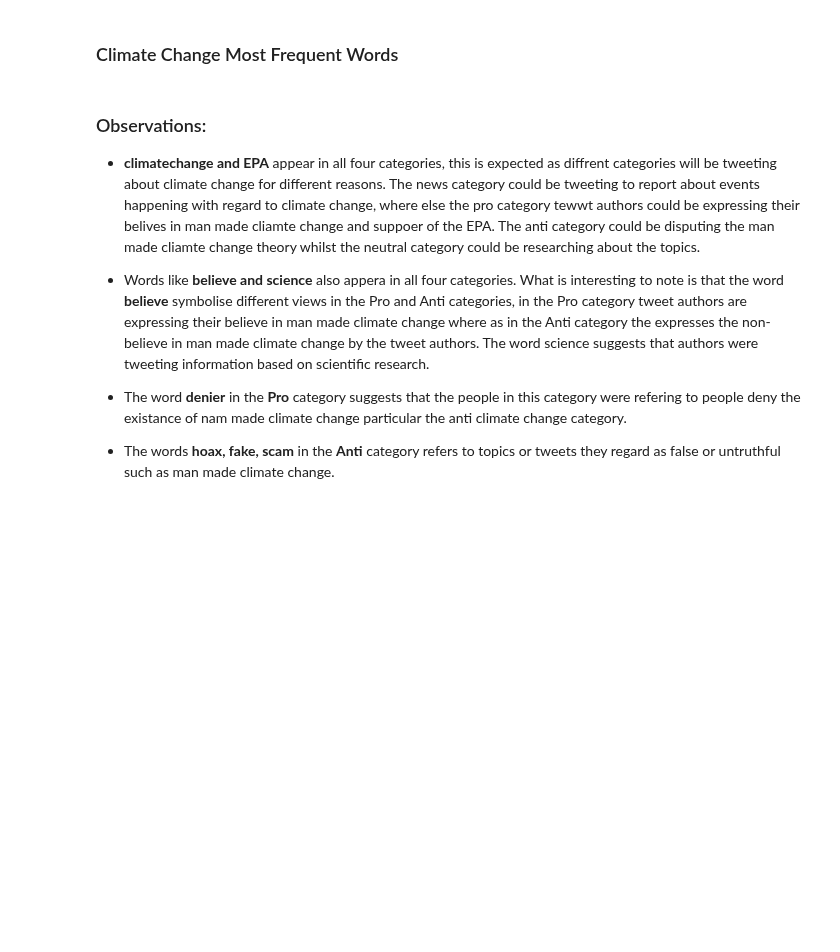
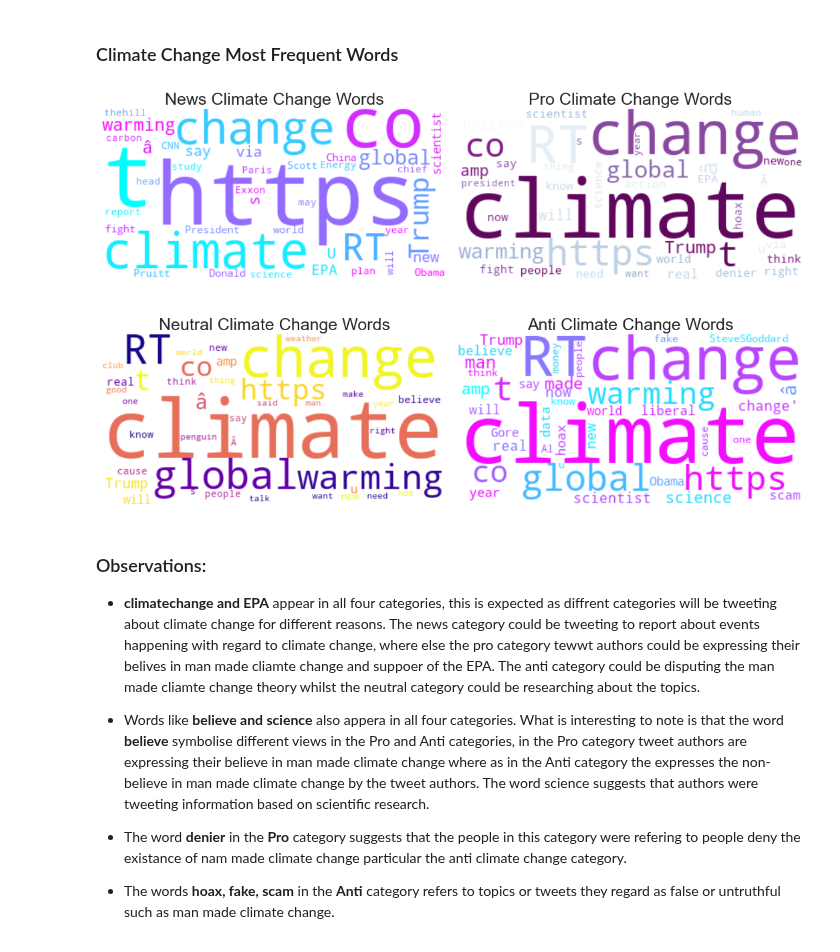
Before and after one commit to ethanmacrae/classification-predict-streamlit-template, a Jupyter notebook: Classification Predict Notebook .ipynb, the cells around one changed output. Saved outputs shown, nothing was run; the diff lists cells and outputs as text; code cells hidden in the pictures; blank space fills up the shorter version.

```diff
--- a/Classification Predict Notebook .ipynb
+++ b/Classification Predict Notebook .ipynb
@@ -470,40 +571,42 @@ plt.tight_layout()
 fig, axes = plt.subplots(2,2, figsize=(15,10))
 
 # News Climate Change Frequent Words
-news_words =' '.join([text for text in df_train['message'][df_train['sentiment'] == 'News']])
+news_words =' '.join([text for text in df_train['message'][df_train['sentiment'] == 2]])
 news_wordcloud = WordCloud(max_words= 40, random_state=21, max_font_size=100,collocations=False,
                            background_color= 'white',colormap="cool_r").generate(news_words)
 axes[0,0].imshow(news_wordcloud, interpolation="bilinear")
 axes[0,0].set_title('News Climate Change Words',fontsize = 25)
 axes[0,0].axis('off')
 
 
 # Pro Climate Change Frequent Words
-pro_words =' '.join([text for text in df_train['message'][df_train['sentiment'] == 'Pro']])
+pro_words =' '.join([text for text in df_train['message'][df_train['sentiment'] == 1]])
 pro_wordcloud = WordCloud(max_words= 40, random_state=100, max_font_size=100,collocations=False,
                           background_color= 'white',colormap="BuPu").generate(pro_words)
 axes[0,1].imshow(pro_wordcloud, interpolation="bilinear")
 axes[0,1].set_title('Pro Climate Change Words',fontsize = 25)
 axes[0,1].axis('off')
 
 
 # Neutral Climate Change Frequent Words
-neutral_words =' '.join([text for text in df_train['message'][df_train['sentiment'] == 'Neutral']])
+neutral_words =' '.join([text for text in df_train['message'][df_train['sentiment'] == 0]])
 neutral_wordcloud = WordCloud(max_words= 40, random_state=21, max_font_size=100, collocations=False,
                               background_color= 'white',colormap="plasma").generate(neutral_words)
 axes[1,0].imshow(neutral_wordcloud, interpolation="bilinear")
 axes[1,0].set_title('Neutral Climate Change Words',fontsize = 25)
 axes[1,0].axis('off')
 
 
 # Anti Climate Change Frequent Words
-anti_words =' '.join([text for text in df_train['message'][df_train['sentiment'] == 'Anti']])
+anti_words =' '.join([text for text in df_train['message'][df_train['sentiment'] == -1]])
 anti_wordcloud = WordCloud(max_words= 40, random_state=100, max_font_size=100,collocations=False,
                            background_color= 'white',colormap="cool").generate(anti_words)
 axes[1,1].imshow(anti_wordcloud, interpolation="bilinear")
 axes[1,1].set_title('Anti Climate Change Words', fontsize = 25)
 axes[1,1].axis('off')
 fig.tight_layout()
+# %% [output]
+[figure, added]
 # %% [markdown]
 ### Observations:
 
```
Also changed, not shown: parts of 16 cells of this notebook.
